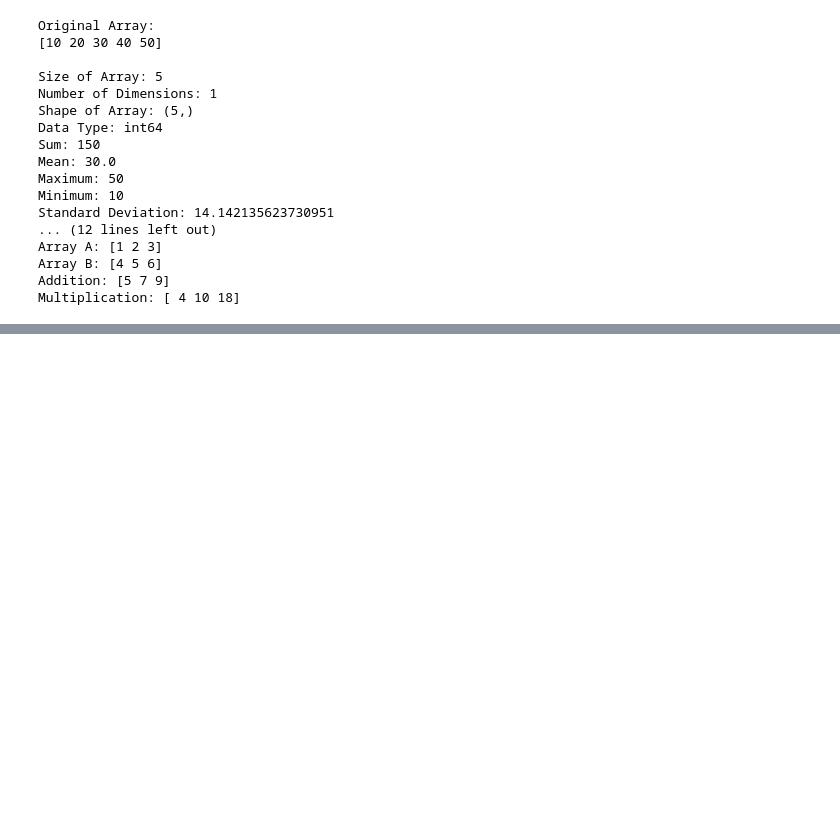
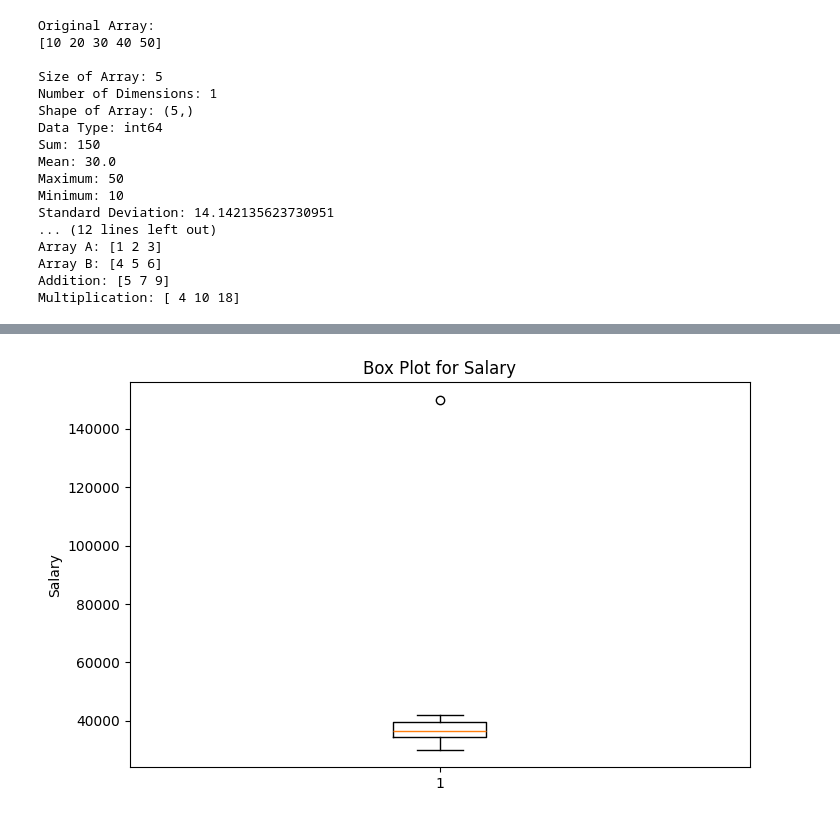
Before and after one commit to prabinps2025cse-source/FDS_experiments, a Jupyter notebook: FDSExperiments.ipynb, the cells around one changed output, grey strips where cells are left out. Saved outputs shown, nothing was run; the diff lists cells and outputs as text; code cells hidden in the pictures; blank space fills up the shorter version.

```diff
--- a/FDSExperiments.ipynb
+++ b/FDSExperiments.ipynb
@@ -1031,0 +1163,77 @@ Multiplication: [ 4 10 18]
+# %%
+# EXPERIMENT 12
+# To detect outliers in a given dataset
+
+import pandas as pd
+import numpy as np
+import matplotlib.pyplot as plt
+
+# --------------------------------------------------
+# 1. Create a sample dataset
+# --------------------------------------------------
+data = {
+    "Name": ["A", "B", "C", "D", "E", "F", "G", "H", "I", "J"],
+    "Salary": [30000, 32000, 35000, 34000, 36000, 38000, 37000, 40000, 42000, 150000]
+}
+
+df = pd.DataFrame(data)
+
+print("Original Dataset:")
+print(df)
+
+# --------------------------------------------------
+# 2. Calculate Q1 and Q3
+# --------------------------------------------------
+Q1 = df["Salary"].quantile(0.25)
+Q3 = df["Salary"].quantile(0.75)
+
+print("\nQ1 =", Q1)
+print("Q3 =", Q3)
+
+# --------------------------------------------------
+# 3. Calculate IQR
+# --------------------------------------------------
+IQR = Q3 - Q1
+
+print("IQR =", IQR)
+
+# --------------------------------------------------
+# 4. Calculate lower and upper limits
+# --------------------------------------------------
+lower_limit = Q1 - 1.5 * IQR
+upper_limit = Q3 + 1.5 * IQR
+
+print("\nLower Limit =", lower_limit)
+print("Upper Limit =", upper_limit)
+
+# --------------------------------------------------
+# 5. Detect outliers
+# --------------------------------------------------
+outliers = df[
+    (df["Salary"] < lower_limit) |
+    (df["Salary"] > upper_limit)
+]
+
+print("\nOutliers:")
+print(outliers)
+
+# --------------------------------------------------
+# 6. Display data without outliers
+# --------------------------------------------------
+df_without_outliers = df[
+    (df["Salary"] >= lower_limit) &
+    (df["Salary"] <= upper_limit)
+]
+
+print("\nDataset without Outliers:")
+print(df_without_outliers)
+
+# --------------------------------------------------
+# 7. Visualize outliers using Box Plot
+# --------------------------------------------------
+plt.figure(figsize=(8, 5))
+plt.boxplot(df["Salary"])
+plt.title("Box Plot for Salary")
+plt.ylabel("Salary")
+plt.show()
+# %% [output]
@@ -1031,0 +1257 @@ Multiplication: [ 4 10 18]
+[figure, added]
```
Also changed, not shown: parts of 6 cells of this notebook.
